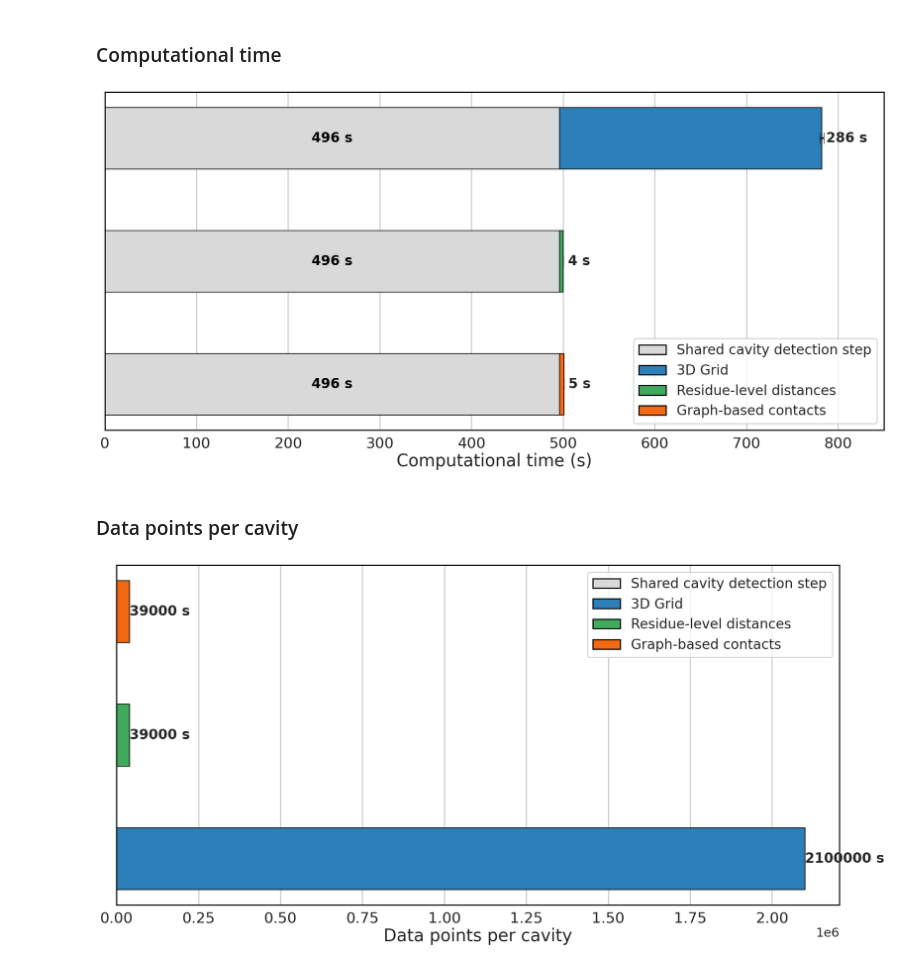
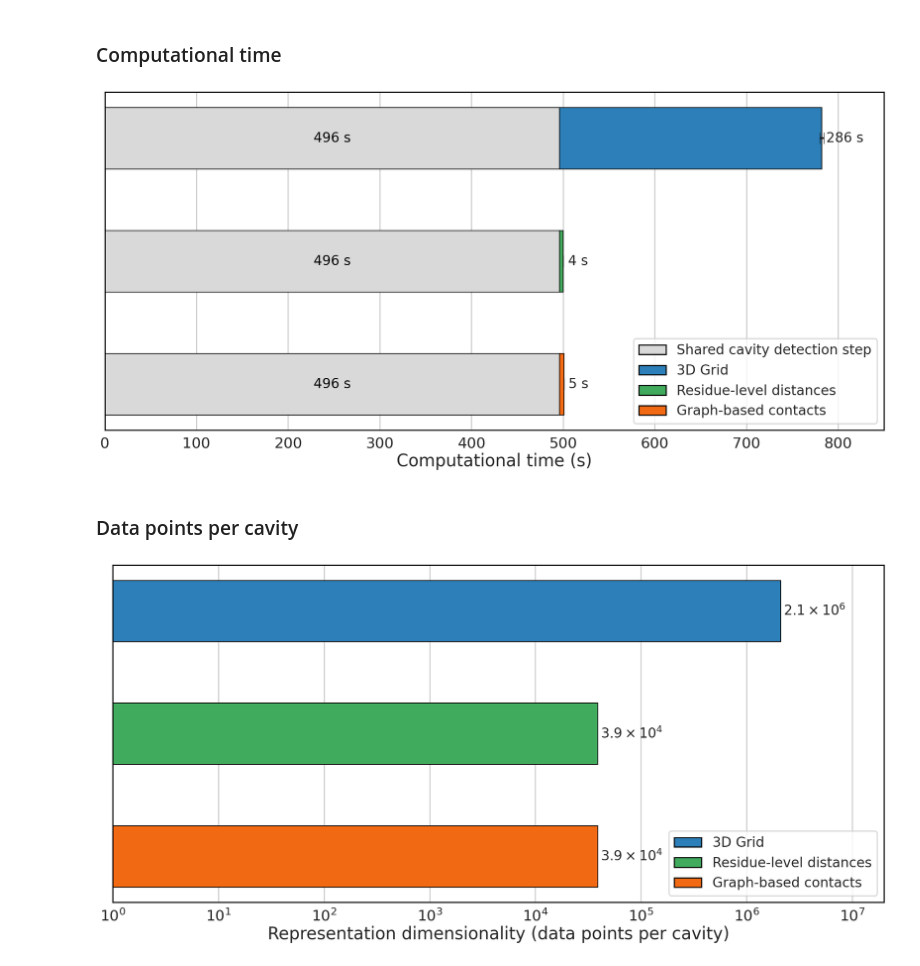
Before and after one commit to jvsguerra/IV-CEC, a Jupyter notebook: SPDE-analysis.ipynb, the cells around one changed output. Saved outputs shown, nothing was run; the diff lists cells and outputs as text; code cells hidden in the pictures.

```diff
--- a/SPDE-analysis.ipynb
+++ b/SPDE-analysis.ipynb
@@ -701,7 +701,6 @@ for i in range(len(labels)):
         ha="center",
         va="center",
         fontsize=24,
-        fontweight="bold",
         color="black",
     )
 
@@ -712,7 +711,6 @@ for i in range(len(labels)):
         f"{analysis[i]:.0f} s",
         va="center",
         fontsize=24,
-        fontweight="bold",
     )
 
 ax.set_yticks([])
@@ -775,7 +773,7 @@ plt.savefig(
 
 plt.show()
 # %% [output]
-[figure, old version]
+[figure, new version]
 # %% [markdown]
 ### Data points per cavity
 # %%
@@ -819,13 +817,19 @@ ax.barh(
     linewidth=1.5,
 )
 
-for i in range(len(labels)):
+texts = [
+    r"$2.1\times10^6$",
+    r"$3.9\times10^4$",
+    r"$3.9\times10^4$",
+]
 
-    # Similarity analysis
+for i, txt in enumerate(texts):
+
     ax.text(
-        data_points[i] + 5,
+        data_points[i] * 2.1,
         y[i],
-        f"{data_points[i]:.0f} s",
+        txt,
+        ha="center",
         va="center",
         fontsize=24,
         fontweight="bold",
@@ -838,8 +842,14 @@ ax.tick_params(
     width=2,
     length=8,
 )
-ax.set_xlabel("Data points per cavity", fontsize=30)
+ax.set_xlabel(
+"Representation dimensionality (data points per cavity)",
+fontsize=30,
+)
 ax.set_ylabel("")
+ax.invert_yaxis()
+ax.set_xscale("log")
+ax.set_xlim(1, 2e7)
 
 from matplotlib.patches import Patch
 
@@ -855,33 +865,33 @@ legend_elements = [
         label="Residue-level distances",
     ),
     Patch(
         facecolor="#f16913",
         edgecolor="black",
         label="Graph-based contacts",
     ),
 ]
 
 ax.legend(
     handles=legend_elements,
     frameon=True,
-    loc="upper right",
+    loc="lower right",
     fontsize=24,
 )
 
 for spine in ax.spines.values():
     spine.set_visible(True)
     spine.set_linewidth(2)
     spine.set_color("black")
 
 plt.tight_layout()
 
 plt.savefig(
-    "results/spde/time.png",
+    "results/spde/points.png",
     dpi=600,
     bbox_inches="tight",
     transparent=True,
 )
 
 plt.show()
 # %% [output]
-[figure, old version]
+[figure, new version]
```
Also changed, not shown: parts of 1 cell of this notebook.
